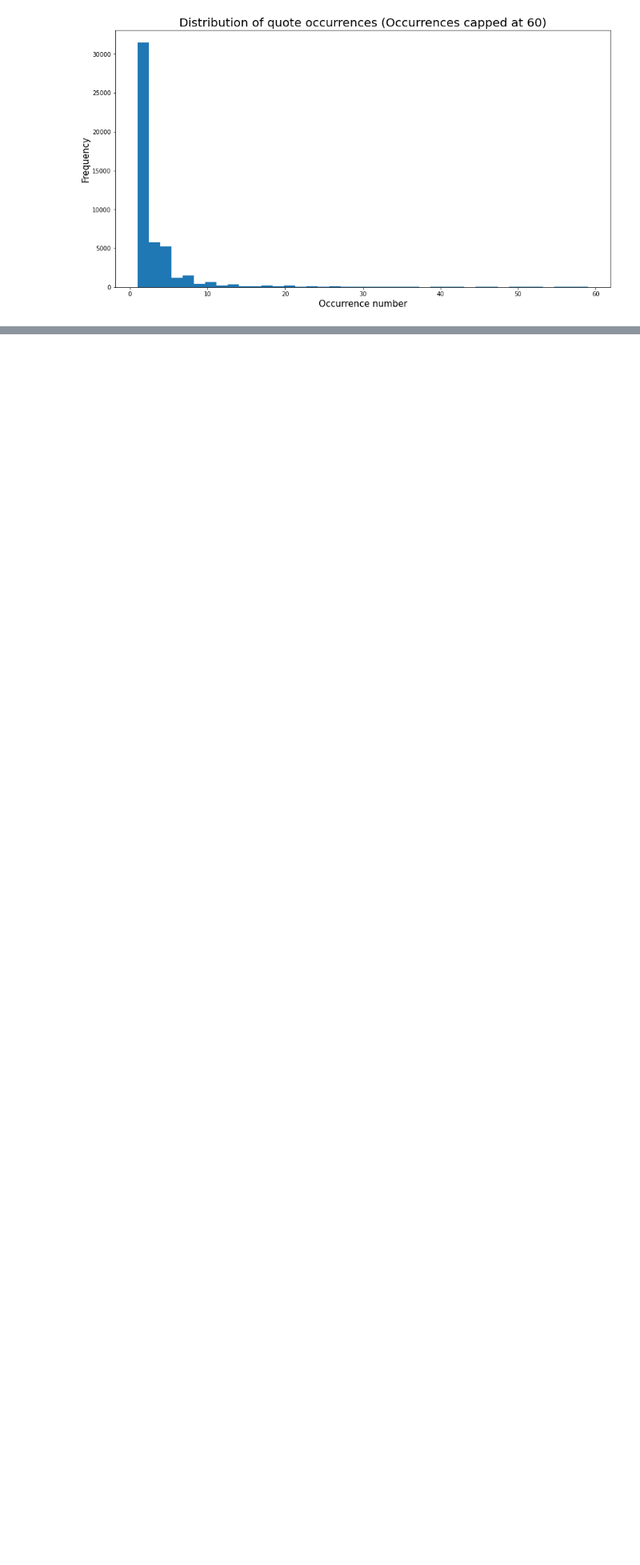
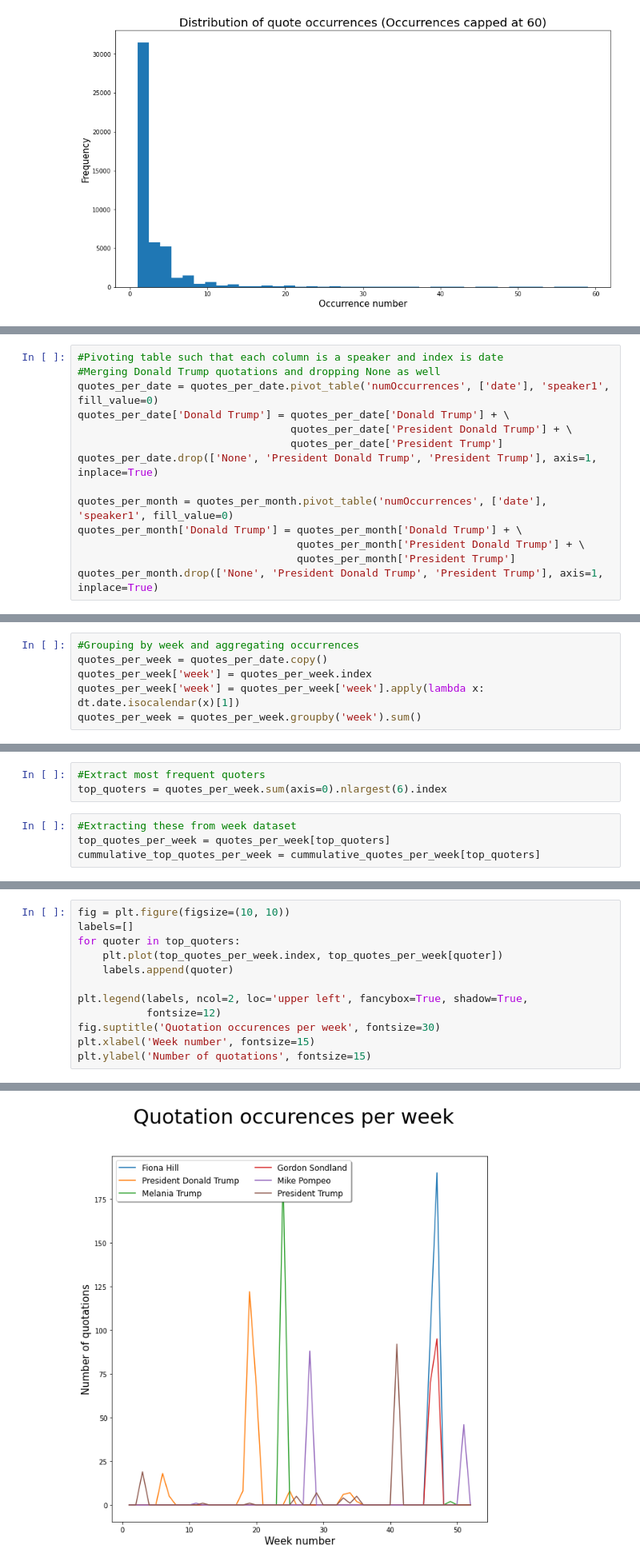
Before and after one commit to epfl-ada/ada-2021-project-club6analysis, a Jupyter notebook: ADA_initial_analysis.ipynb, the cells around one changed output, grey strips where cells are left out. Shown at 80% size. Saved outputs shown, nothing was run; the diff lists cells and outputs as text; blank space fills up the shorter version.

```diff
--- a/ADA_initial_analysis.ipynb
+++ b/ADA_initial_analysis.ipynb
@@ -102,0 +115,14 @@ Text(0.5, 1.0, 'Distribution of quote occurrences (Occurrences capped at 60)')
+# %%
+#Pivoting table such that each column is a speaker and index is date
+#Merging Donald Trump quotations and dropping None as well
+quotes_per_date = quotes_per_date.pivot_table('numOccurrences', ['date'], 'speaker1', fill_value=0)
+quotes_per_date['Donald Trump'] = quotes_per_date['Donald Trump'] + \
+                                  quotes_per_date['President Donald Trump'] + \
+                                  quotes_per_date['President Trump']
+quotes_per_date.drop(['None', 'President Donald Trump', 'President Trump'], axis=1, inplace=True)
+
+quotes_per_month = quotes_per_month.pivot_table('numOccurrences', ['date'], 'speaker1', fill_value=0)
+quotes_per_month['Donald Trump'] = quotes_per_month['Donald Trump'] + \
+                                   quotes_per_month['President Donald Trump'] + \
+                                   quotes_per_month['President Trump']
+quotes_per_month.drop(['None', 'President Donald Trump', 'President Trump'], axis=1, inplace=True)
@@ -102,0 +147,6 @@ Text(0.5, 1.0, 'Distribution of quote occurrences (Occurrences capped at 60)')
+# %%
+#Grouping by week and aggregating occurrences
+quotes_per_week = quotes_per_date.copy()
+quotes_per_week['week'] = quotes_per_week.index
+quotes_per_week['week'] = quotes_per_week['week'].apply(lambda x: dt.date.isocalendar(x)[1])
+quotes_per_week = quotes_per_week.groupby('week').sum()
@@ -102,0 +156,7 @@ Text(0.5, 1.0, 'Distribution of quote occurrences (Occurrences capped at 60)')
+# %%
+#Extract most frequent quoters
+top_quoters = quotes_per_week.sum(axis=0).nlargest(6).index
+# %%
+#Extracting these from week dataset
+top_quotes_per_week = quotes_per_week[top_quoters]
+cummulative_top_quotes_per_week = cummulative_quotes_per_week[top_quoters]
@@ -102,0 +165,13 @@ Text(0.5, 1.0, 'Distribution of quote occurrences (Occurrences capped at 60)')
+# %%
+fig = plt.figure(figsize=(10, 10))
+labels=[]
+for quoter in top_quoters:
+    plt.plot(top_quotes_per_week.index, top_quotes_per_week[quoter])
+    labels.append(quoter)
+
+plt.legend(labels, ncol=2, loc='upper left', fancybox=True, shadow=True,
+           fontsize=12)
+fig.suptitle('Quotation occurences per week', fontsize=30)
+plt.xlabel('Week number', fontsize=15)
+plt.ylabel('Number of quotations', fontsize=15)
+# %% [output]
@@ -102,0 +179 @@ Text(0.5, 1.0, 'Distribution of quote occurrences (Occurrences capped at 60)')
+[figure, added]
```
Also changed, not shown: parts of 14 cells of this notebook, 1 other file.
